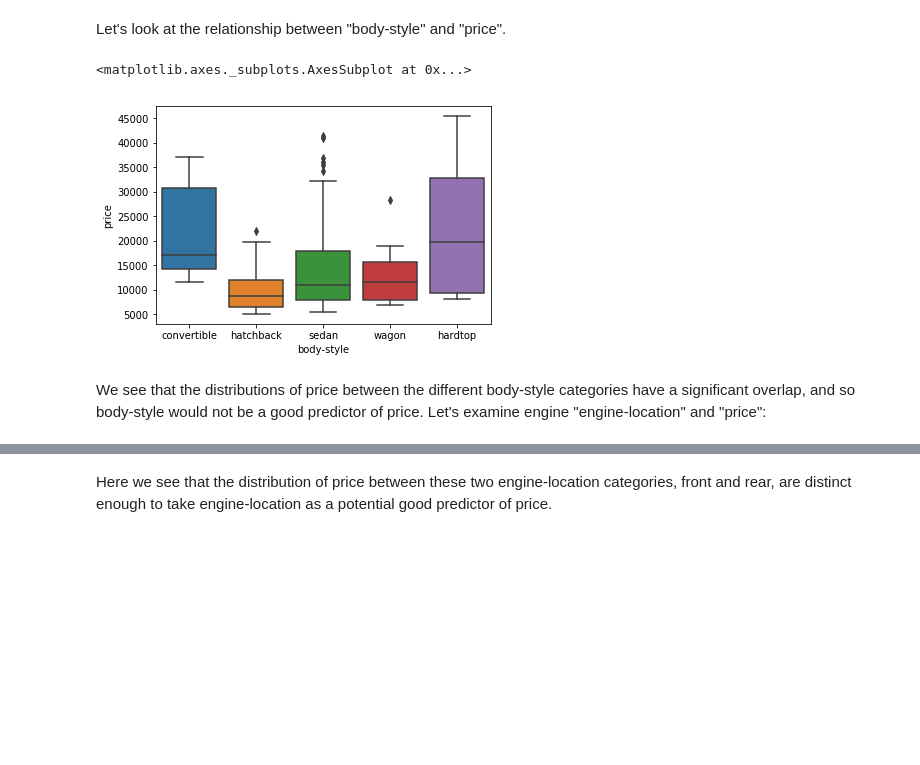
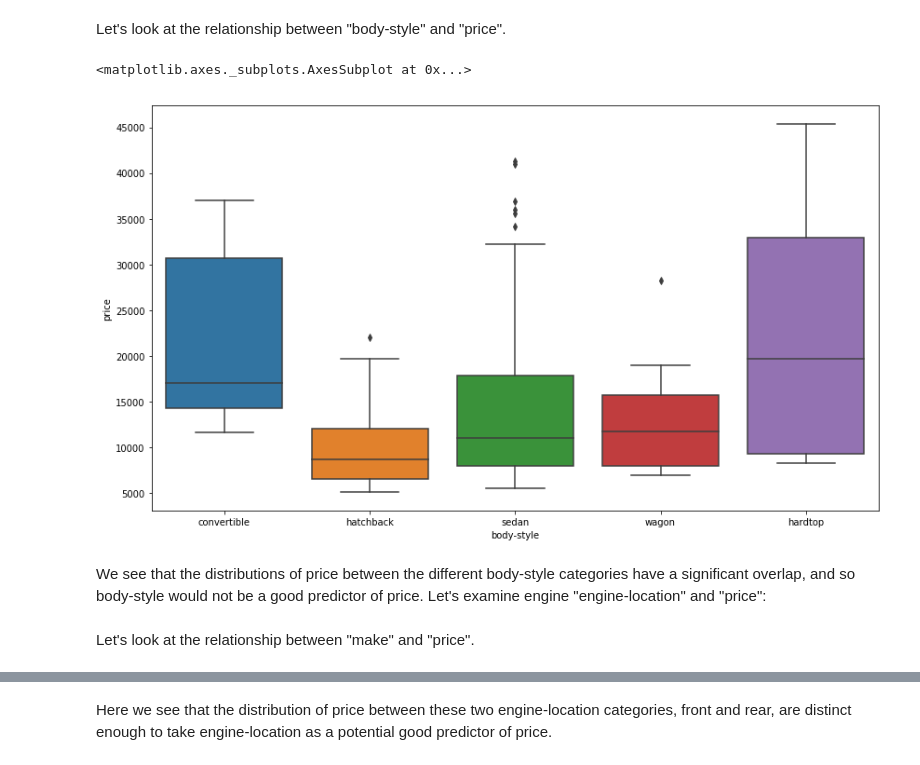
Before and after one commit to dd-consulting/DDC-Data-Science-Python, a Jupyter notebook: Module 3 Exploratory Data Analysis.ipynb, the cells around one changed output, grey strips where cells are left out. Saved outputs shown, nothing was run; the diff lists cells and outputs as text; code cells hidden in the pictures; blank space fills up the shorter version.

```diff
--- a/Module 3 Exploratory Data Analysis.ipynb
+++ b/Module 3 Exploratory Data Analysis.ipynb
@@ -365,9 +383,12 @@ sns.regplot(x="stroke", y="price", data=df)
 # %% [markdown]
 Let's look at the relationship between "body-style" and "price".
 # %%
+plt.figure(figsize=(14, 8))
 sns.boxplot(x="body-style", y="price", data=df)
 # %% [output]
 <matplotlib.axes._subplots.AxesSubplot at 0x...>
-[figure, old version]
+[figure, new version]
 # %% [markdown]
 <p>We see that the distributions of price between the different body-style categories have a significant overlap, and so body-style would not be a good predictor of price. Let's examine engine "engine-location" and "price":</p>
+# %% [markdown]
+Let's look at the relationship between "make" and "price".
```
Also changed, not shown: parts of 42 cells of this notebook, 10 other files.
